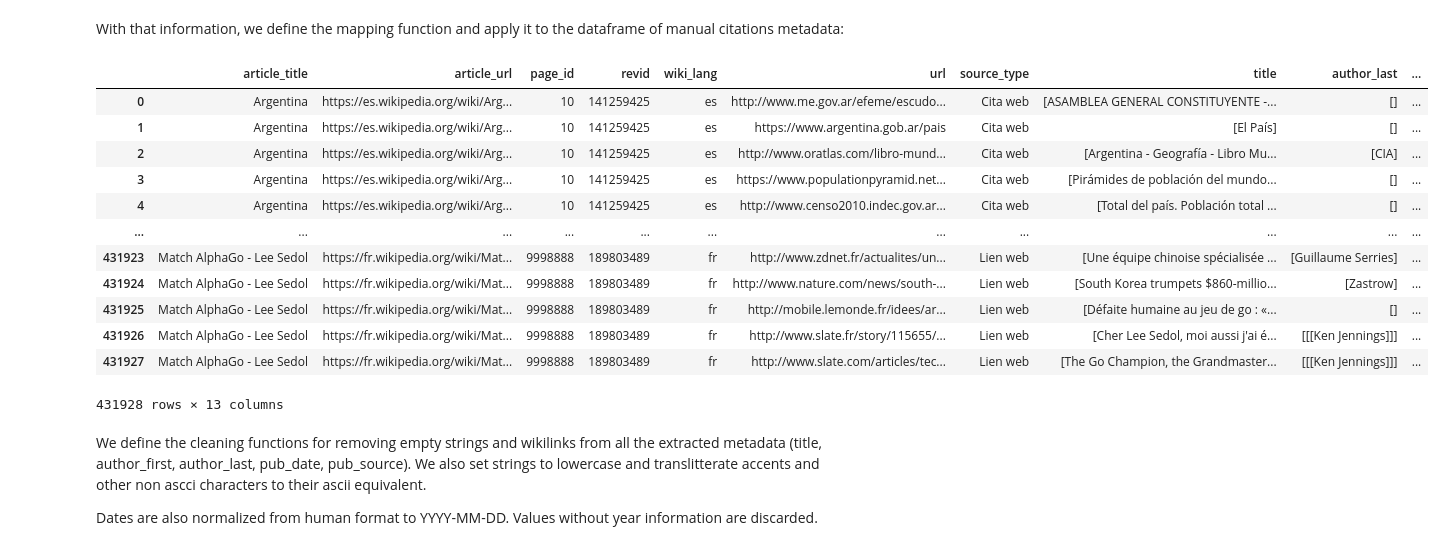
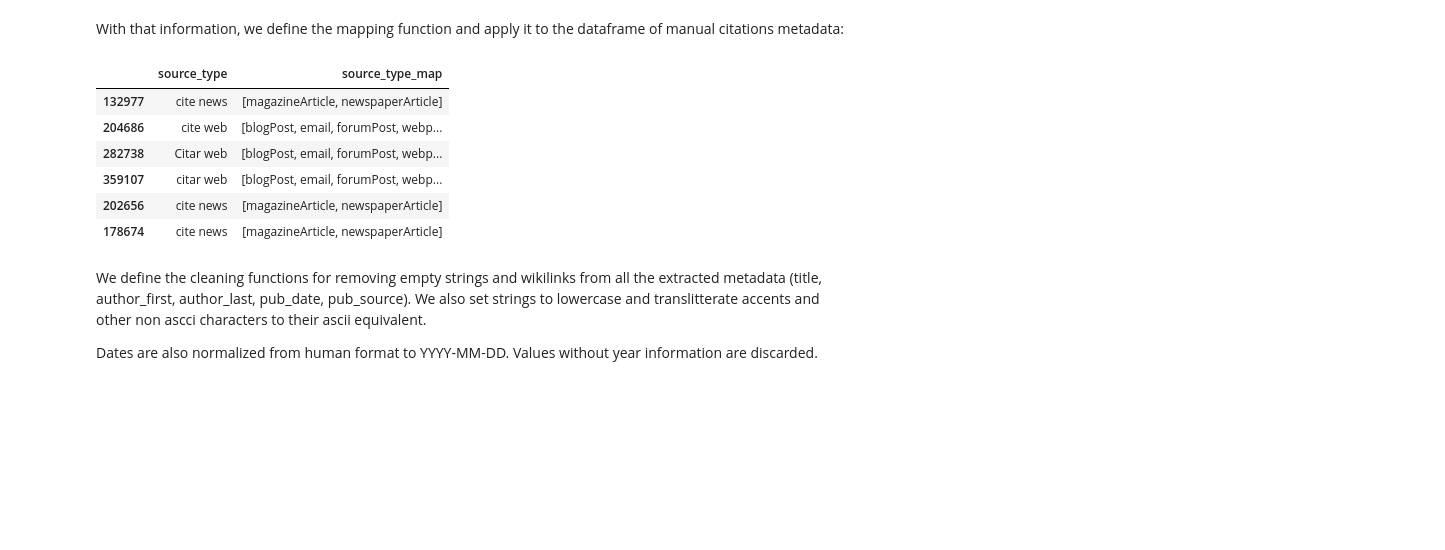
Before and after one commit to hdlabconicet/Web2Cit-research, a Jupyter notebook: understand-citoid-coverage.ipynb, the cells around one changed output. Saved outputs shown, nothing was run; the diff lists cells and outputs as text; code cells hidden in the pictures; blank space fills up the shorter version.

```diff
--- a/understand-citoid-coverage.ipynb
+++ b/understand-citoid-coverage.ipynb
@@ -953,21 +955,15 @@ def map_template_name_citoid_type(lang, template_name):
 # %%
 manual_citations['source_type_map'] = manual_citations.apply(
     lambda row: map_template_name_citoid_type(row['wiki_lang'], row['source_type']), axis=1)
-manual_citations
+manual_citations[['source_type', 'source_type_map']].sample(6)
 # %% [output]
-|  | article_title | article_url | page_id | revid | wiki_lang | url | source_type | title | author_last | ... |
-| 0 | Argentina | https://es.wikipedia.org/wiki/Arg... | 10 | 141259425 | es | http://www.me.gov.ar/efeme/escudo... | Cita web | [ASAMBLEA GENERAL CONSTITUYENTE -... | [] | ... |
-| 1 | Argentina | https://es.wikipedia.org/wiki/Arg... | 10 | 141259425 | es | https://www.argentina.gob.ar/pais | Cita web | [El País] | [] | ... |
-| 2 | Argentina | https://es.wikipedia.org/wiki/Arg... | 10 | 141259425 | es | http://www.oratlas.com/libro-mund... | Cita web | [Argentina - Geografía - Libro Mu... | [CIA] | ... |
-| 3 | Argentina | https://es.wikipedia.org/wiki/Arg... | 10 | 141259425 | es | https://www.populationpyramid.net... | Cita web | [Pirámides de población del mundo... | [] | ... |
-| 4 | Argentina | https://es.wikipedia.org/wiki/Arg... | 10 | 141259425 | es | http://www.censo2010.indec.gov.ar... | Cita web | [Total del país. Población total ... | [] | ... |
-| ... | ... | ... | ... | ... | ... | ... | ... | ... | ... | ... |
-| 431923 | Match AlphaGo - Lee Sedol | https://fr.wikipedia.org/wiki/Mat... | 9998888 | 189803489 | fr | http://www.zdnet.fr/actualites/un... | Lien web | [Une équipe chinoise spécialisée ... | [Guillaume Serries] | ... |
-| 431924 | Match AlphaGo - Lee Sedol | https://fr.wikipedia.org/wiki/Mat... | 9998888 | 189803489 | fr | http://www.nature.com/news/south-... | Lien web | [South Korea trumpets $860-millio... | [Zastrow] | ... |
-| 431925 | Match AlphaGo - Lee Sedol | https://fr.wikipedia.org/wiki/Mat... | 9998888 | 189803489 | fr | http://mobile.lemonde.fr/idees/ar... | Lien web | [Défaite humaine au jeu de go : «... | [] | ... |
-| 431926 | Match AlphaGo - Lee Sedol | https://fr.wikipedia.org/wiki/Mat... | 9998888 | 189803489 | fr | http://www.slate.fr/story/115655/... | Lien web | [Cher Lee Sedol, moi aussi j'ai é... | [[[Ken Jennings]]] | ... |
-| 431927 | Match AlphaGo - Lee Sedol | https://fr.wikipedia.org/wiki/Mat... | 9998888 | 189803489 | fr | http://www.slate.com/articles/tec... | Lien web | [The Go Champion, the Grandmaster... | [[[Ken Jennings]]] | ... |
+|  | source_type | source_type_map |
+| 132977 | cite news | [magazineArticle, newspaperArticle] |
+| 204686 | cite web | [blogPost, email, forumPost, webp... |
+| 282738 | Citar web | [blogPost, email, forumPost, webp... |
+| 359107 | citar web | [blogPost, email, forumPost, webp... |
+| 202656 | cite news | [magazineArticle, newspaperArticle] |
+| 178674 | cite news | [magazineArticle, newspaperArticle] |
-431928 rows × 13 columns
 # %% [markdown]
 We define the cleaning functions for removing empty strings and wikilinks from all the extracted metadata (title, author_first, author_last, pub_date, pub_source). We also set strings to lowercase and translitterate accents and other non ascci characters to their ascii equivalent.
 
```
Also changed, not shown: parts of 31 cells of this notebook, 1 other file.
